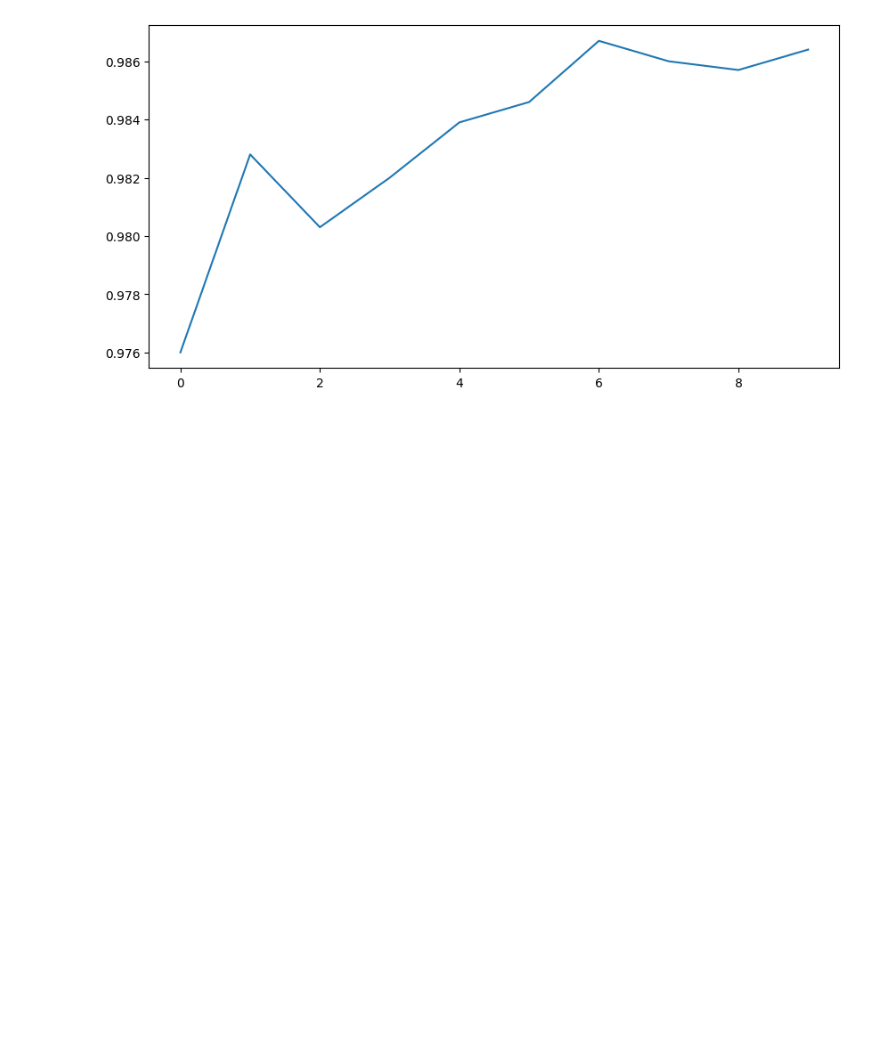
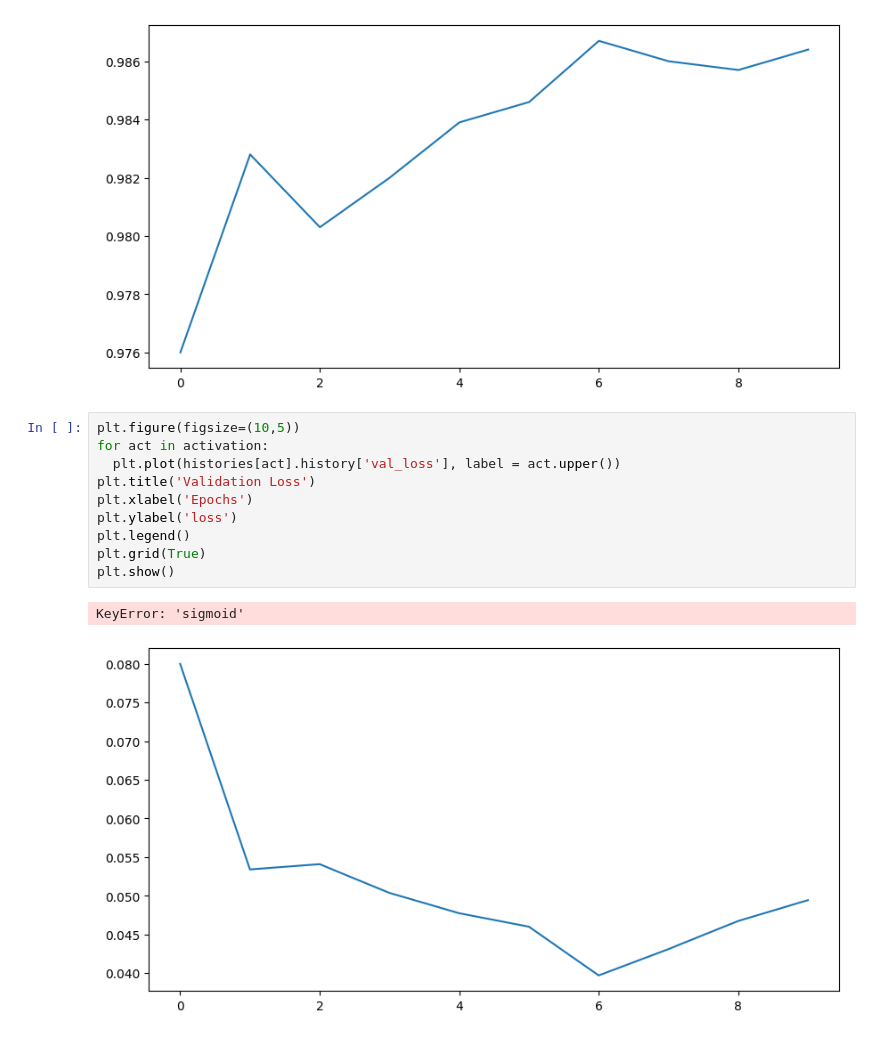
Before and after one commit to AbhishekShah272002/Gen_AI_Computer_Vision_Work, a Jupyter notebook: Compare_Activation_Functions.ipynb, the cells around one changed output. Cells and saved outputs as stored; diff of their text form; blank space fills up the shorter version.

```diff
--- a/Compare_Activation_Functions.ipynb
+++ b/Compare_Activation_Functions.ipynb
@@ -79,3 +79,16 @@ Epoch 10/10
 469/469 ━━━━━━━━━━━━━━━━━━━━ 29s 62ms/step - accuracy: 0.9977 - loss: 0.0075 - val_accuracy: 0.9864 - val_loss: 0.0494
 KeyError: 'sigmoid'
 [figure]
+# %%
+plt.figure(figsize=(10,5))
+for act in activation:
+  plt.plot(histories[act].history['val_loss'], label = act.upper())
+plt.title('Validation Loss')
+plt.xlabel('Epochs')
+plt.ylabel('loss')
+plt.legend()
+plt.grid(True)
+plt.show()
+# %% [output]
+KeyError: 'sigmoid'
+[figure, added]
```
